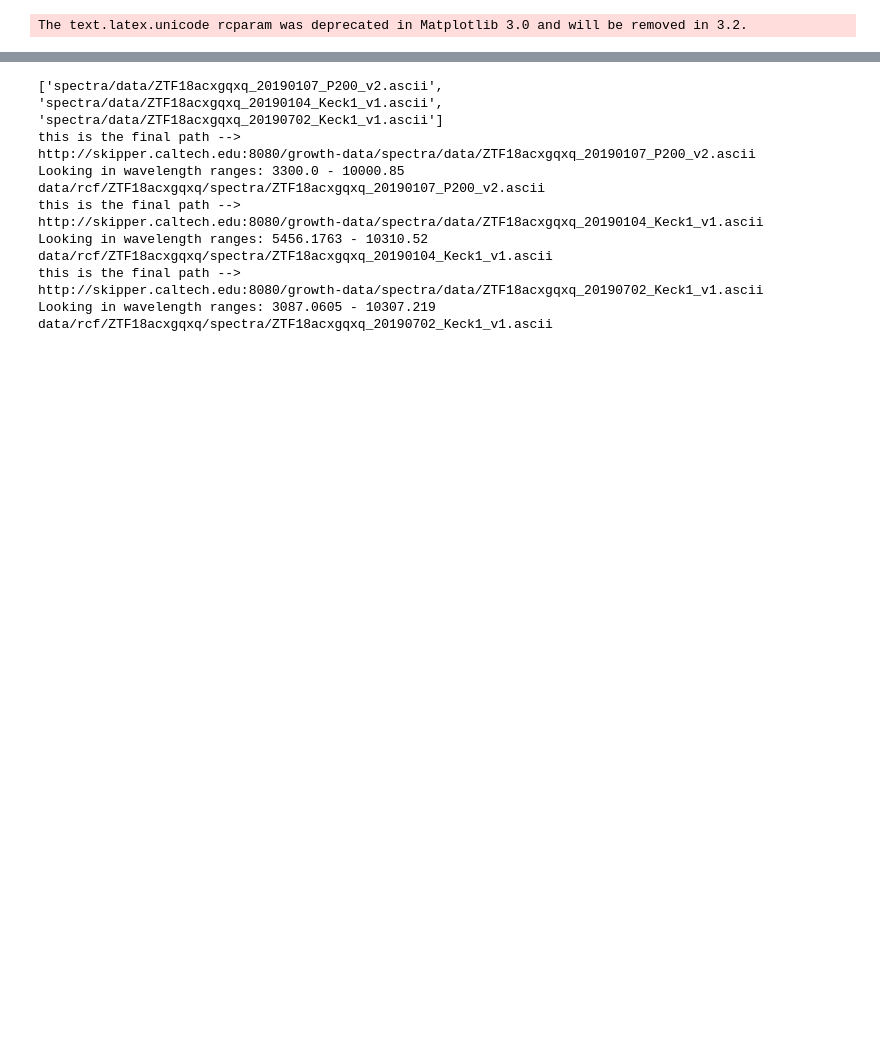
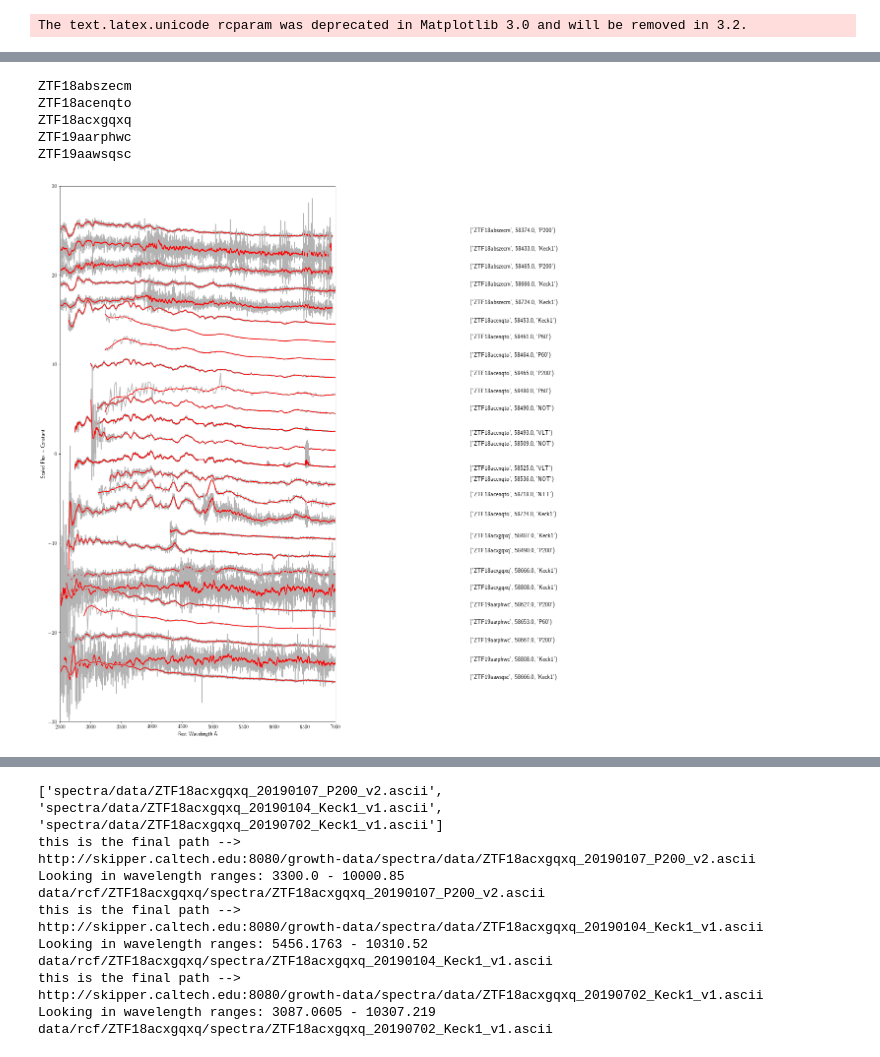
Before and after one commit to Aishwarya113/Superluminous, a Jupyter notebook: download_spectra.ipynb, the cells around one changed output, grey strips where cells are left out. Cells and saved outputs as stored; diff of their text form; code cells hidden in the pictures; blank space fills up the shorter version.

```diff
--- a/download_spectra.ipynb
+++ b/download_spectra.ipynb
@@ -278,0 +399,9 @@ plt.show()
+# %%
+plot_smoothed_spectra(0, 5, 24, 2500, 7000, -30, 30)
+# %% [output]
+ZTF18abszecm
+ZTF18acenqto
+ZTF18acxgqxq
+ZTF19aarphwc
+ZTF19aawsqsc
+[figure, added]
```
Also changed, not shown: parts of 11 cells of this notebook.
